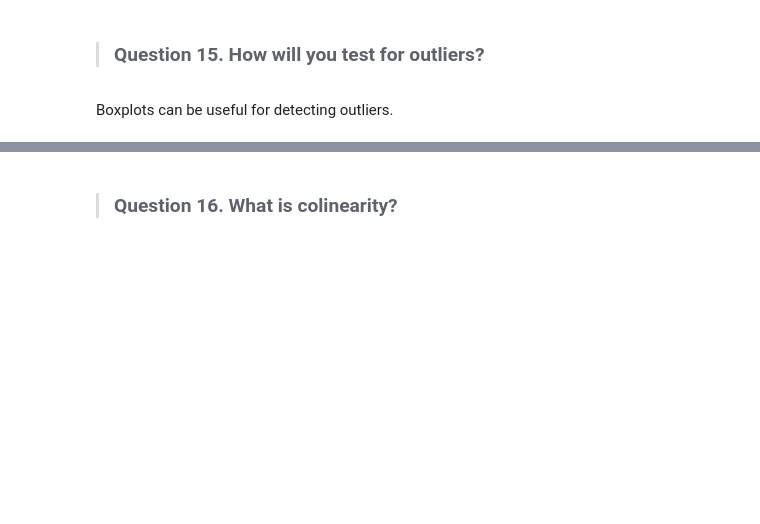
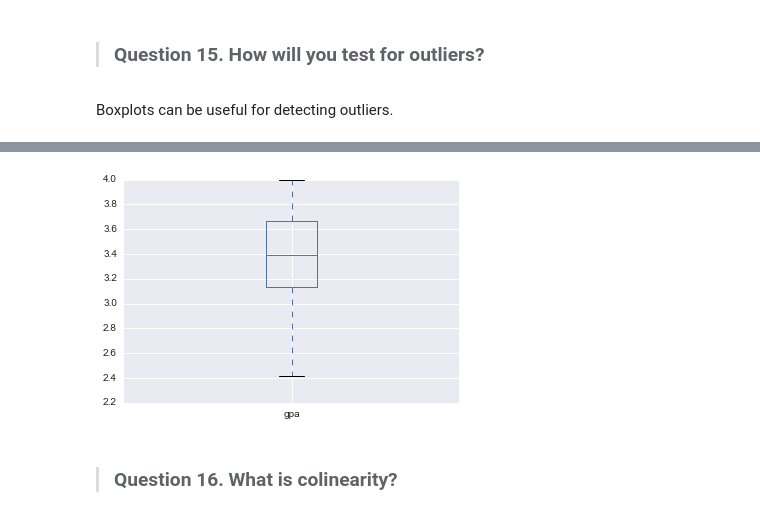
Before and after one commit to heavenlymusiccorp/DS-SF-25, a Jupyter notebook: unit-projects/1/code/unit-project-1-starter-code-dh.ipynb, the cells around one changed output, grey strips where cells are left out. Saved outputs shown, nothing was run; the diff lists cells and outputs as text; code cells hidden in the pictures; blank space fills up the shorter version.

```diff
--- a/unit-projects/1/code/unit-project-1-starter-code-dh.ipynb
+++ b/unit-projects/1/code/unit-project-1-starter-code-dh.ipynb
@@ -142,3 +142,7 @@ Boxplots can be useful for detecting outliers.
+# %%
+axes = df.boxplot('gpa',return_type='axes')
+# %% [output]
+[figure, added]
 # %% [markdown]
 > ### Question 16.  What is colinearity?
 # %% [markdown]
```
Also changed, not shown: parts of 4 cells of this notebook.
